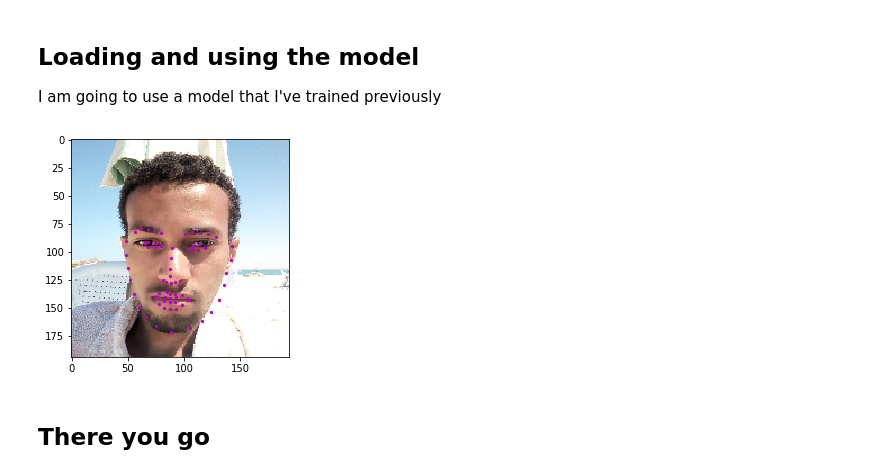
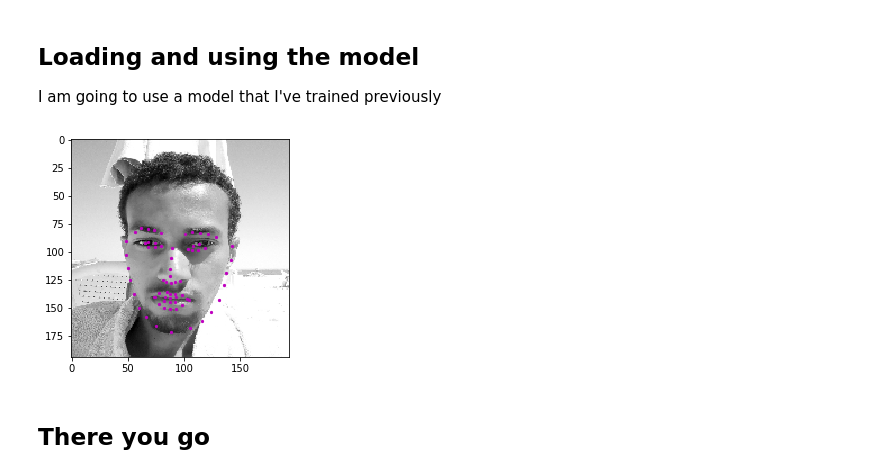
Before and after one commit to mahmoudyusof/facial_keypoint_detection, a Jupyter notebook: 2.1 Create, train and store the model the right way.ipynb, the cells around one changed output. Cells and saved outputs as stored; diff of their text form; code cells hidden in the pictures.

Commit message:
encapsulate the preprocessing in the generator class

```diff
--- a/2.1 Create, train and store the model the right way.ipynb
+++ b/2.1 Create, train and store the model the right way.ipynb
@@ -153,27 +153,21 @@ model.load_weights("models/model_vector_batchnorm_194.h5")
 # %%
 ## Now let's try it
 # read the image
 img = mpimg.imread("data/test2.jpg")
-# resize to the output size of the generator
-img = cv2.resize(img, data_generator.output_size)
-# convert to gray scale
-grayscale = cv2.cvtColor(img, cv2.COLOR_RGB2GRAY)
-# normalize image
-grayscale = grayscale/255.
-# create a batch from the image
-grayscale = grayscale.reshape(1, *grayscale.shape, 1)
-# get the prediction
-keypts = model.predict(grayscale).reshape(-1, 1)
+# preprocess the image using the data generator
+img = data_generator.preprocess_test(img)
+# get the prediction, here we reshape the image to make a batch of one image
+keypts = model.predict(img.reshape(1, 194, 194, 1)).reshape(-1, 1)
 # undo keypoint normalization ... see those attribures? remember them?
 # if you don't, refer to the notebook 1.1
 keypts = keypts * data_generator.std + data_generator.mean
 # create point ordered pairs
 keypts = keypts.reshape(-1, 2)
 
-plt.imshow(img.reshape(194, 194, 3))
+plt.imshow(img.reshape(194, 194), cmap="gray")
 plt.scatter(keypts[:, 0], keypts[:, 1], marker=".", s=20, color="m")
 plt.show()
 # %% [output]
-[figure, old version]
+[figure, new version]
 # %% [markdown]
 ## There you go
```
Also changed, not shown: 2 other files.
